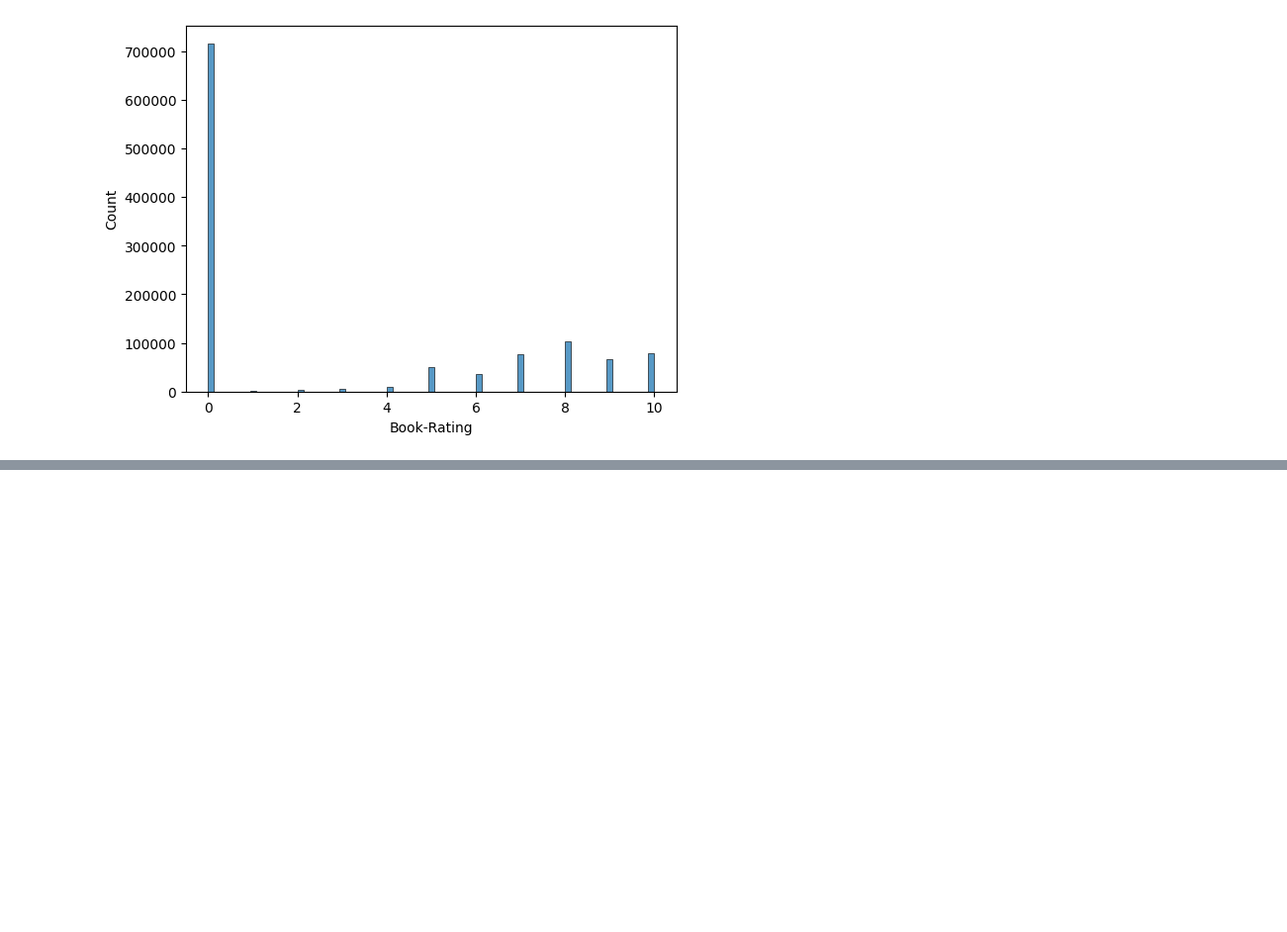
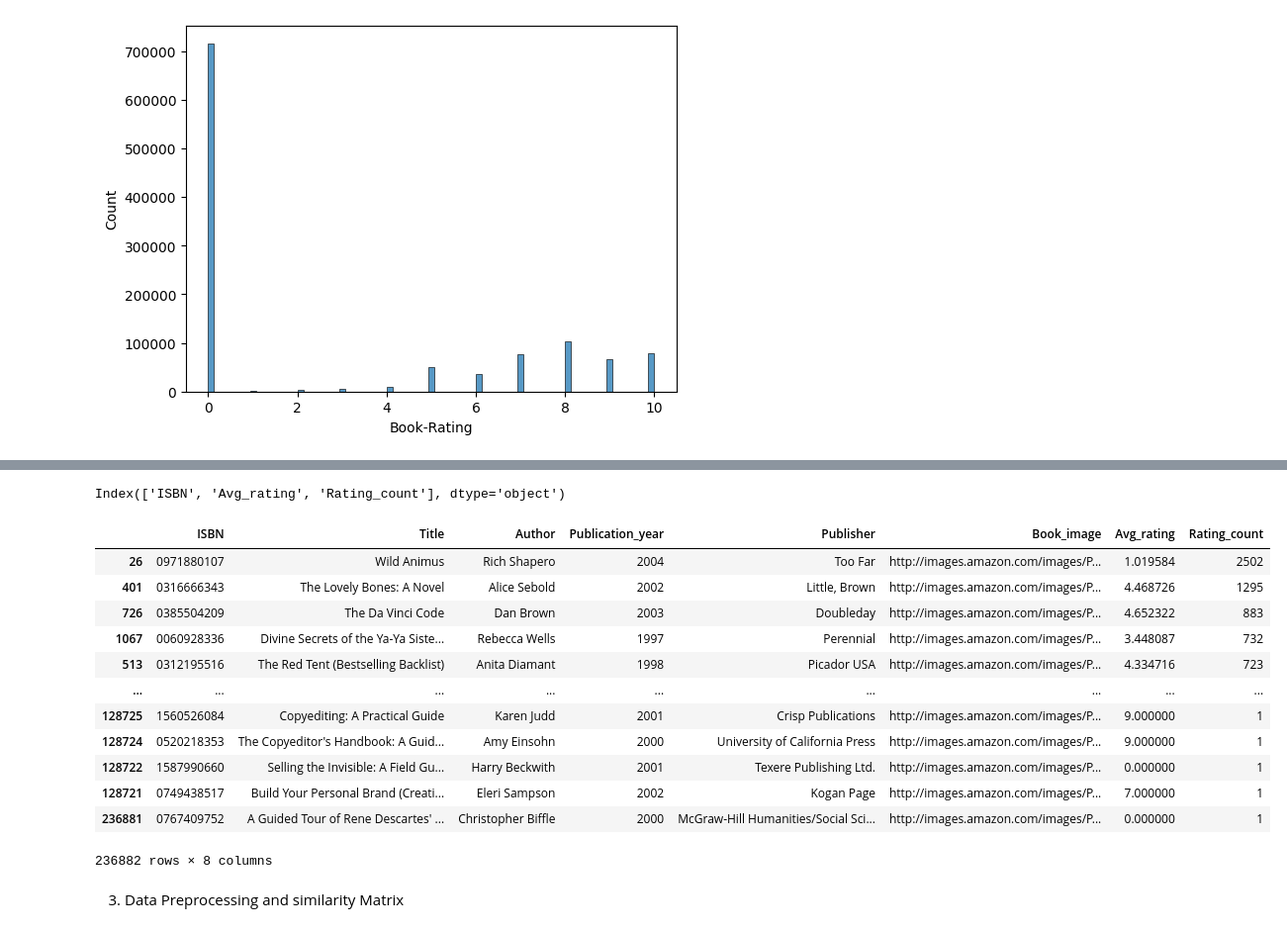
Before and after one commit to Danlof/Recommendation_book_app, a Jupyter notebook: recommendation.ipynb, the cells around one changed output, grey strips where cells are left out. Shown at 99% size. Cells and saved outputs as stored; diff of their text form; code cells hidden in the pictures; blank space fills up the shorter version.

Commit message:
similarity matrix

```diff
--- a/recommendation.ipynb
+++ b/recommendation.ipynb
@@ -364,0 +391,4 @@ users_df.to_csv(PROCESSED_RATING_OUTPUT,index=False)
+# %%
+# creating a new column to know the number of times the book was rated
+avg_book_rating['Rating_count'] = rating_df.groupby('ISBN')['Book-Rating'].count().reset_index()['Book-Rating']
+avg_book_rating
@@ -364,0 +409,3 @@ users_df.to_csv(PROCESSED_RATING_OUTPUT,index=False)
+# %%
+# renaming column
+avg_book_rating = avg_book_rating.rename(columns={'Book-Rating':'Avg_rating'})
@@ -364,0 +421,26 @@ users_df.to_csv(PROCESSED_RATING_OUTPUT,index=False)
+# %%
+books_df = books_df.rename(columns={'ISBN ': 'ISBN'})
+# %%
+avg_book_rating.columns
+# %% [output]
+Index(['ISBN', 'Avg_rating', 'Rating_count'], dtype='object')
+# %%
+# lets merge the above to the books dataframe
+
+books_df = books_df.merge(avg_book_rating, on='ISBN')
+# %%
+books_df.sort_values(by='Rating_count',ascending=False)
+# %% [output]
+|  | ISBN | Title | Author | Publication_year | Publisher | Book_image | Avg_rating | Rating_count |
+| 26 | 0971880107 | Wild Animus | Rich Shapero | 2004 | Too Far | http://images.amazon.com/images/P... | 1.019584 | 2502 |
+| 401 | 0316666343 | The Lovely Bones: A Novel | Alice Sebold | 2002 | Little, Brown | http://images.amazon.com/images/P... | 4.468726 | 1295 |
+| 726 | 0385504209 | The Da Vinci Code | Dan Brown | 2003 | Doubleday | http://images.amazon.com/images/P... | 4.652322 | 883 |
+| 1067 | 0060928336 | Divine Secrets of the Ya-Ya Siste... | Rebecca Wells | 1997 | Perennial | http://images.amazon.com/images/P... | 3.448087 | 732 |
+| 513 | 0312195516 | The Red Tent (Bestselling Backlist) | Anita Diamant | 1998 | Picador USA | http://images.amazon.com/images/P... | 4.334716 | 723 |
+| ... | ... | ... | ... | ... | ... | ... | ... | ... |
+| 128725 | 1560526084 | Copyediting: A Practical Guide | Karen Judd | 2001 | Crisp Publications | http://images.amazon.com/images/P... | 9.000000 | 1 |
+| 128724 | 0520218353 | The Copyeditor's Handbook: A Guid... | Amy Einsohn | 2000 | University of California Press | http://images.amazon.com/images/P... | 9.000000 | 1 |
+| 128722 | 1587990660 | Selling the Invisible: A Field Gu... | Harry Beckwith | 2001 | Texere Publishing Ltd. | http://images.amazon.com/images/P... | 0.000000 | 1 |
+| 128721 | 0749438517 | Build Your Personal Brand (Creati... | Eleri Sampson | 2002 | Kogan Page | http://images.amazon.com/images/P... | 7.000000 | 1 |
+| 236881 | 0767409752 | A Guided Tour of Rene Descartes' ... | Christopher Biffle | 2000 | McGraw-Hill Humanities/Social Sci... | http://images.amazon.com/images/P... | 0.000000 | 1 |
+236882 rows × 8 columns
@@ -364,0 +453,2 @@ users_df.to_csv(PROCESSED_RATING_OUTPUT,index=False)
+# %% [markdown]
+3. Data Preprocessing and similarity Matrix
```
Also changed, not shown: parts of 26 cells of this notebook.
